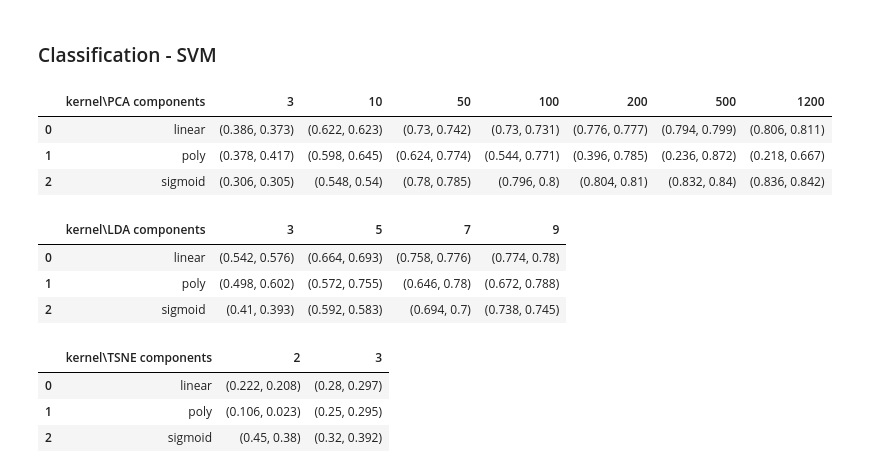
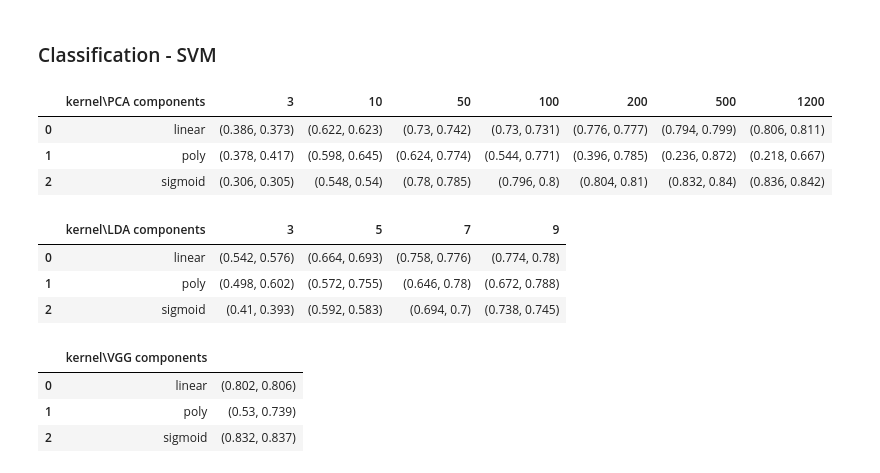
Before and after one commit to bonoldie/ML_exam, a Jupyter notebook: nb_vgg.ipynb, the cells around one changed output. Drawn from its saved outputs; the diff is of its cells as text; code cells hidden in the pictures.

```diff
--- a/nb_vgg.ipynb
+++ b/nb_vgg.ipynb
@@ -337,6 +320,12 @@ LDA Results
 # %% [markdown]
 ### 2D/3D Data visualization using t-SNE
 # %%
+vgg_out = pickle.load(open(".pkl/vgg_out.pkl", "rb"))
+
+PCAs_results = pickle.load(open(".pkl/vgg_pca_out.pkl", "rb"))
+LDAs_results = pickle.load(open(".pkl/vgg_lda_out.pkl", "rb"))
+TSNEs_results = pickle.load(open(".pkl/vgg_tsne_out.pkl", "rb"))
+
 # 2D plot
 plt.ion()
 plt.show()
@@ -382,6 +371,12 @@ plt.legend(loc="upper left")
 # %% [markdown]
 ### Classification - KNN
 # %%
+vgg_out = pickle.load(open(".pkl/vgg_out.pkl", "rb"))
+
+PCAs_results = pickle.load(open(".pkl/vgg_pca_out.pkl", "rb"))
+LDAs_results = pickle.load(open(".pkl/vgg_lda_out.pkl", "rb"))
+TSNEs_results = pickle.load(open(".pkl/vgg_tsne_out.pkl", "rb"))
+
 # Number of neighbors to test
 k_to_test = {
     "VGG": [3, 5, 9, 15, 21, 55, 111, 251],
@@ -397,14 +392,15 @@ for k_idx, k in enumerate(k_to_test["VGG"]):
 
     KNN_VGG_stats.insert(k_idx, [k])
 
-    knn = KNeighborsClassifier(k)
+    knn = OneVsOneClassifier(KNeighborsClassifier(k))
 
     knn.fit(vgg_out["train"], dataset["train"]["labels"])
     preds = knn.predict(vgg_out["valid"])
 
     accuracy = round(accuracy_score(dataset["valid"]["labels"], preds), 3)
     precision = round(
-        precision_score(dataset["valid"]["labels"], preds, average="weighted", labels=np.unique(preds)), 3
+        # f1_score(dataset["valid"]["labels"], preds, average="weighted")
+        # precision_score(dataset["valid"]["labels"], preds, average="weighted", labels=np.unique(preds)), 3
     )
 
     KNN_VGG_stats[k_idx].append((accuracy, precision))
@@ -493,22 +489,20 @@ display(KNN_LDA_df)
 ### Classification - SVM
 # %%
 kernels_to_test = {
+    "VGG": ["linear", "poly", "sigmoid"],
     "PCA": ["linear", "poly", "sigmoid"],
     "LDA": ["linear", "poly", "sigmoid"],
-    "TSNE": ["linear", "poly", "sigmoid"],
 }
 
+SVM_VGG_stats = []
 SVM_PCA_stats = []
 SVM_LDA_stats = []
-SVM_TSNE_stats = []
 
 for kernel_idx, kernel in enumerate(kernels_to_test["PCA"]):
 
     SVM_PCA_stats.insert(kernel_idx, [kernel])
 
-    for n_components_idx, n_components in enumerate(
-        n_components_to_test["PCA"]
-    ):  # n_components_to_test['PCA']):
+    for n_components_idx, n_components in enumerate(n_components_to_test["PCA"]):
         svm = OneVsOneClassifier(SVC(kernel=kernel))
 
         svm.fit(PCAs_results["train"][n_components], dataset["train"]["labels"])
@@ -540,48 +534,48 @@ for kernel_idx, kernel in enumerate(kernels_to_test["LDA"]):
 
         accuracy = round(accuracy_score(dataset["valid"]["labels"], preds), 3)
         precision = round(
             precision_score(dataset["valid"]["labels"], preds, average="weighted"), 3
         )
 
         SVM_LDA_stats[kernel_idx].insert(n_components_idx + 1, (accuracy, precision))
 
 SVM_LDA_df = pd.DataFrame(
     SVM_LDA_stats, columns=["kernel\\LDA components"] + n_components_to_test["LDA"]
 )
 display(SVM_LDA_df)
 
-for kernel_idx, kernel in enumerate(kernels_to_test["TSNE"]):
 
-    SVM_TSNE_stats.insert(kernel_idx, [kernel])
+for kernel_idx, kernel in enumerate(kernels_to_test["VGG"]):
 
-    for n_components_idx, n_components in enumerate(n_components_to_test["TSNE"]):
-        svm = OneVsOneClassifier(SVC(kernel=kernel))
+    SVM_VGG_stats.insert(kernel_idx, [kernel])
 
-        svm.fit(TSNEs_results["train"][n_components], dataset["train"]["labels"])
+    svm = OneVsOneClassifier(SVC(kernel=kernel))
 
-        preds = svm.predict(TSNEs_results["valid"][n_components])
+    svm.fit(vgg_out["train"], dataset["train"]["labels"])
 
-        accuracy = round(accuracy_score(dataset["valid"]["labels"], preds), 3)
-        precision = round(
-            precision_score(dataset["valid"]["labels"], preds, average="weighted"), 3
-        )
+    preds = svm.predict(vgg_out["valid"])
 
-        SVM_TSNE_stats[kernel_idx].insert(n_components_idx + 1, (accuracy, precision))
+    accuracy = round(accuracy_score(dataset["valid"]["labels"], preds), 3)
+    precision = round(
+        precision_score(dataset["valid"]["labels"], preds, average="weighted"), 3
+    )
 
-SVM_TSNE_df = pd.DataFrame(
-    SVM_TSNE_stats, columns=["kernel\\TSNE components"] + n_components_to_test["TSNE"]
+    SVM_VGG_stats[kernel_idx].append((accuracy, precision))
+
+SVM_VGG_df = pd.DataFrame(
+    SVM_VGG_stats, columns=["kernel\\VGG components", ""]
 )
-display(SVM_TSNE_df)
+display(SVM_VGG_df)
 # %% [output]
 |  | kernel\PCA components | 3 | 10 | 50 | 100 | 200 | 500 | 1200 |
 | 0 | linear | (0.386, 0.373) | (0.622, 0.623) | (0.73, 0.742) | (0.73, 0.731) | (0.776, 0.777) | (0.794, 0.799) | (0.806, 0.811) |
 | 1 | poly | (0.378, 0.417) | (0.598, 0.645) | (0.624, 0.774) | (0.544, 0.771) | (0.396, 0.785) | (0.236, 0.872) | (0.218, 0.667) |
 | 2 | sigmoid | (0.306, 0.305) | (0.548, 0.54) | (0.78, 0.785) | (0.796, 0.8) | (0.804, 0.81) | (0.832, 0.84) | (0.836, 0.842) |
 |  | kernel\LDA components | 3 | 5 | 7 | 9 |
 | 0 | linear | (0.542, 0.576) | (0.664, 0.693) | (0.758, 0.776) | (0.774, 0.78) |
 | 1 | poly | (0.498, 0.602) | (0.572, 0.755) | (0.646, 0.78) | (0.672, 0.788) |
 | 2 | sigmoid | (0.41, 0.393) | (0.592, 0.583) | (0.694, 0.7) | (0.738, 0.745) |
-|  | kernel\TSNE components | 2 | 3 |
-| 0 | linear | (0.222, 0.208) | (0.28, 0.297) |
-| 1 | poly | (0.106, 0.023) | (0.25, 0.295) |
-| 2 | sigmoid | (0.45, 0.38) | (0.32, 0.392) |
+|  | kernel\VGG components |  |
+| 0 | linear | (0.802, 0.806) |
+| 1 | poly | (0.53, 0.739) |
+| 2 | sigmoid | (0.832, 0.837) |
```
Also changed, not shown: parts of 10 cells of this notebook, 1 other file.
